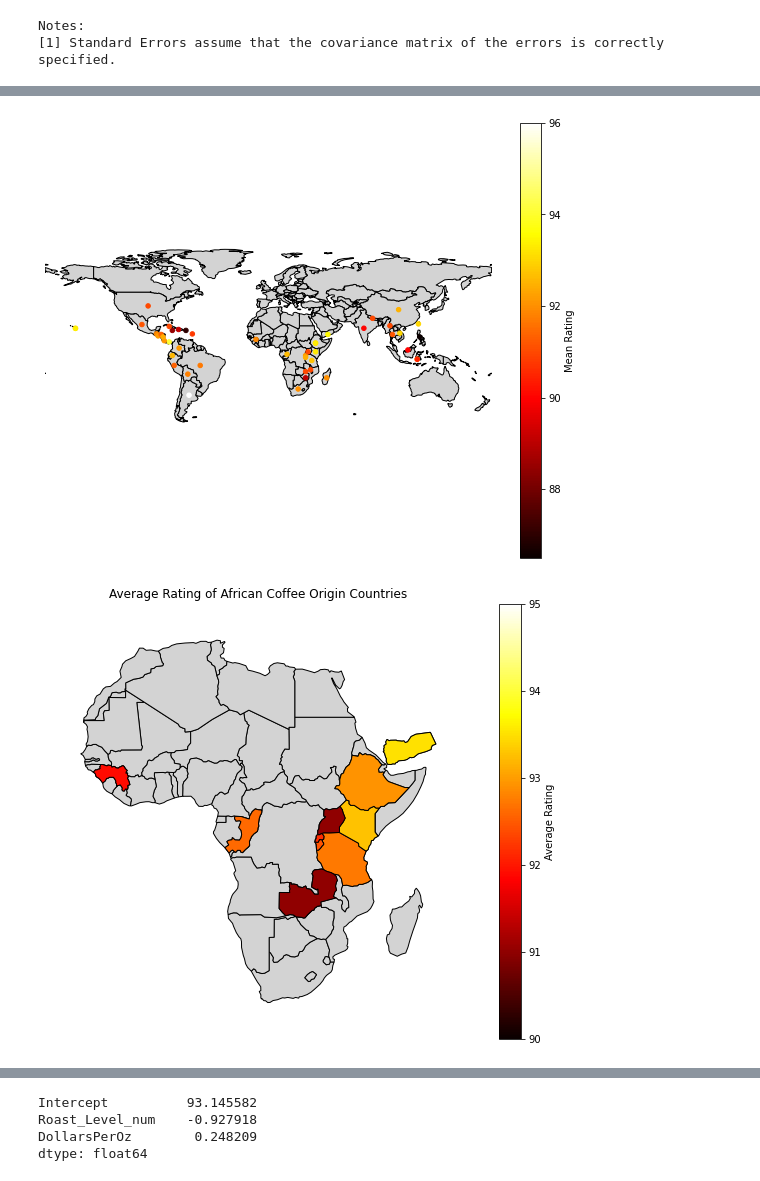
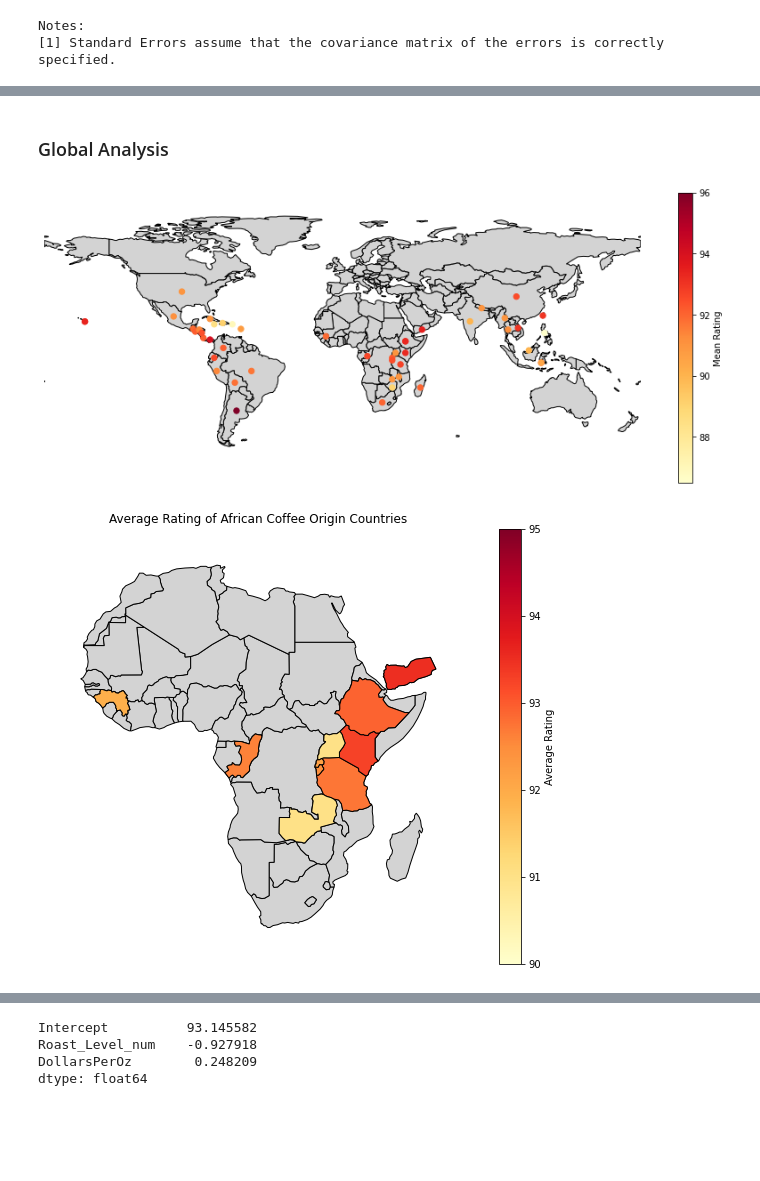
Before and after one commit to jareyc/Coffee-Project, a Jupyter notebook: dejabrew.ipynb, the cells around one changed output, grey strips where cells are left out. Cells and saved outputs as stored; diff of their text form; code cells hidden in the pictures; blank space fills up the shorter version.

Commit message:
finished classification program, added headers, changed heatmap color scheme (yellow -> red)

```diff
--- a/dejabrew.ipynb
+++ b/dejabrew.ipynb
@@ -482,7 +429,7 @@ topN = coffee_df["Coffee Origin"].value_counts().nlargest(N).index.tolist()
 
 for country in topN:
     country_df = coffee_df[coffee_df["Coffee Origin"] == country]
-    country_dict = {"Country":country, "Count":len(country_df.index),"Mean Rating":country_df.Rating.mean(), "Mean Agtron Ext": country_df["Agtron Ext"].mean(), "Mean DollarsPerOz":country_df["DollarsPerOz"].mean(), "Mean Value": country_df["Value"].mean()}
+    country_dict = {"Country":country, "Count":len(country_df.index),"Mean Rating":country_df.Rating.mean(), "Mean Agtron Ext": country_df["Agtron Ext"].mean(), "Mean Dollars/Oz":country_df["Dollars/Oz"].mean(), "Mean Value": country_df["Value"].mean()}
     topN_df = topN_df.append(country_dict, ignore_index=True)
 
 topN_df
@@ -516,34 +463,36 @@ top_coffees
+# %% [markdown]
+### Global Analysis
 # %%
 # World map plot
 
 # Collecting all coffee origin countries and putting characteristics into a dataframe
 origins_df = pd.DataFrame()
 
 countries = coffee_df["Coffee Origin"].value_counts().index.tolist()
 
 for country in countries:
     country_df = coffee_df[coffee_df["Coffee Origin"] == country]
     lat = latlong_df[latlong_df.Country == country].Latitude.values[0]
     long = latlong_df[latlong_df.Country == country].Longitude.values[0]
 
     country_dict = {"Country":country, "Count":len(country_df.index),"Mean Rating":country_df.Rating.mean(), "Mean Agtron Ext": country_df["Agtron Ext"].mean(), "Mean Dollars/Oz":country_df["DollarsPerOz"].mean(), "Mean Value": country_df["Value"].mean(), "Latitude": lat, "Longitude": long}
     origins_df = origins_df.append(country_dict, ignore_index=True)
 
-fig, ax = plt.subplots(figsize=(10,8))
+fig, ax = plt.subplots(figsize=(15,6))
 countries = gpd.read_file(
                gpd.datasets.get_path("naturalearth_lowres"))
 countries = countries[countries.name != "Antarctica"]
 
 #sns.lmplot(x='Longitude', y='Latitude', data=coffee_df, hue='Value', fit_reg=False)
 geoplot.polyplot(countries,facecolor='lightgray',
 ax=ax)
 
 # Filter out countries that have less than 5 reviews from there
 origins_df_filt = origins_df[origins_df["Count"] >= 5]
 
-origins_df.plot(x="Longitude", y="Latitude", kind="scatter", c="Mean Rating", ax=ax, cmap="hot");
+origins_df.plot(x="Longitude", y="Latitude", s=40,kind="scatter", c="Mean Rating", ax=ax, cmap="YlOrRd");
 # %% [output]
-[figure, old version]
+[figure, new version]
 # %%
 # Africa plot
 fig, ax = plt.subplots(figsize=(10,8))
@@ -564,7 +513,7 @@ for country in africa.name:
 review_countries_africa = africa[africa.name.isin(origins_df_filt["Country"].values.tolist())]
 
 norm = plt.Normalize(vmin=90, vmax=95)
-cmap = plt.cm.ScalarMappable(norm=norm, cmap='hot')
+cmap = plt.cm.ScalarMappable(norm=norm, cmap='YlOrRd')
 
 geoplot.choropleth(review_countries_africa,hue=rating_dict_africa.values(), cmap=cmap.cmap,norm=norm, ax=ax);
 geoplot.polyplot(africa,facecolor='lightgray',ax=ax);
@@ -574,7 +523,7 @@ ax.title.set_text("Average Rating of African Coffee Origin Countries")
 
 #africa_df.plot(x="Longitude", y="Latitude", kind="scatter", c="g", ax=ax);
 # %% [output]
-[figure, old version]
+[figure, new version]
 # %%
 # North and South America plot
 fig, ax = plt.subplots(figsize=(10,8))
```
Also changed, not shown: parts of 39 cells of this notebook.
